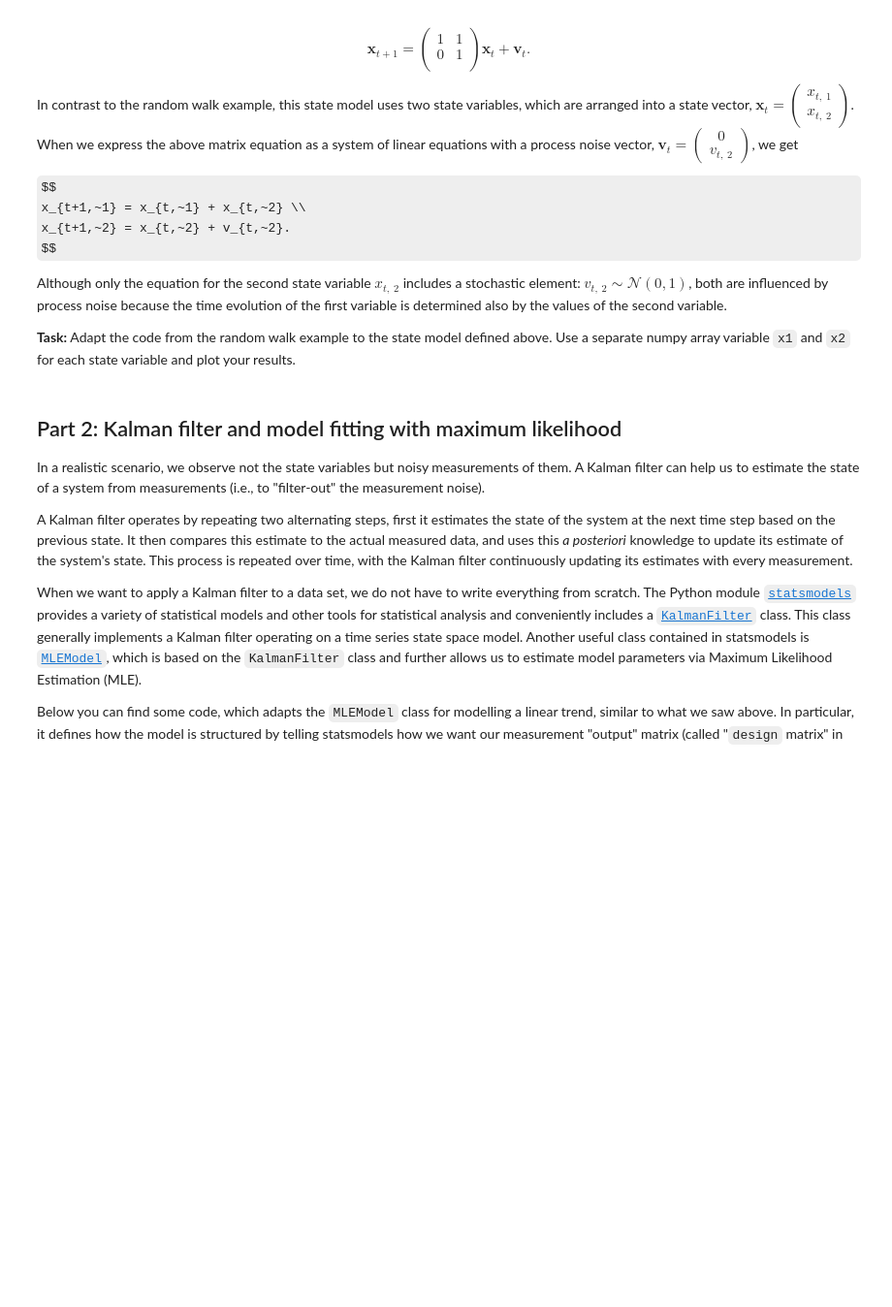
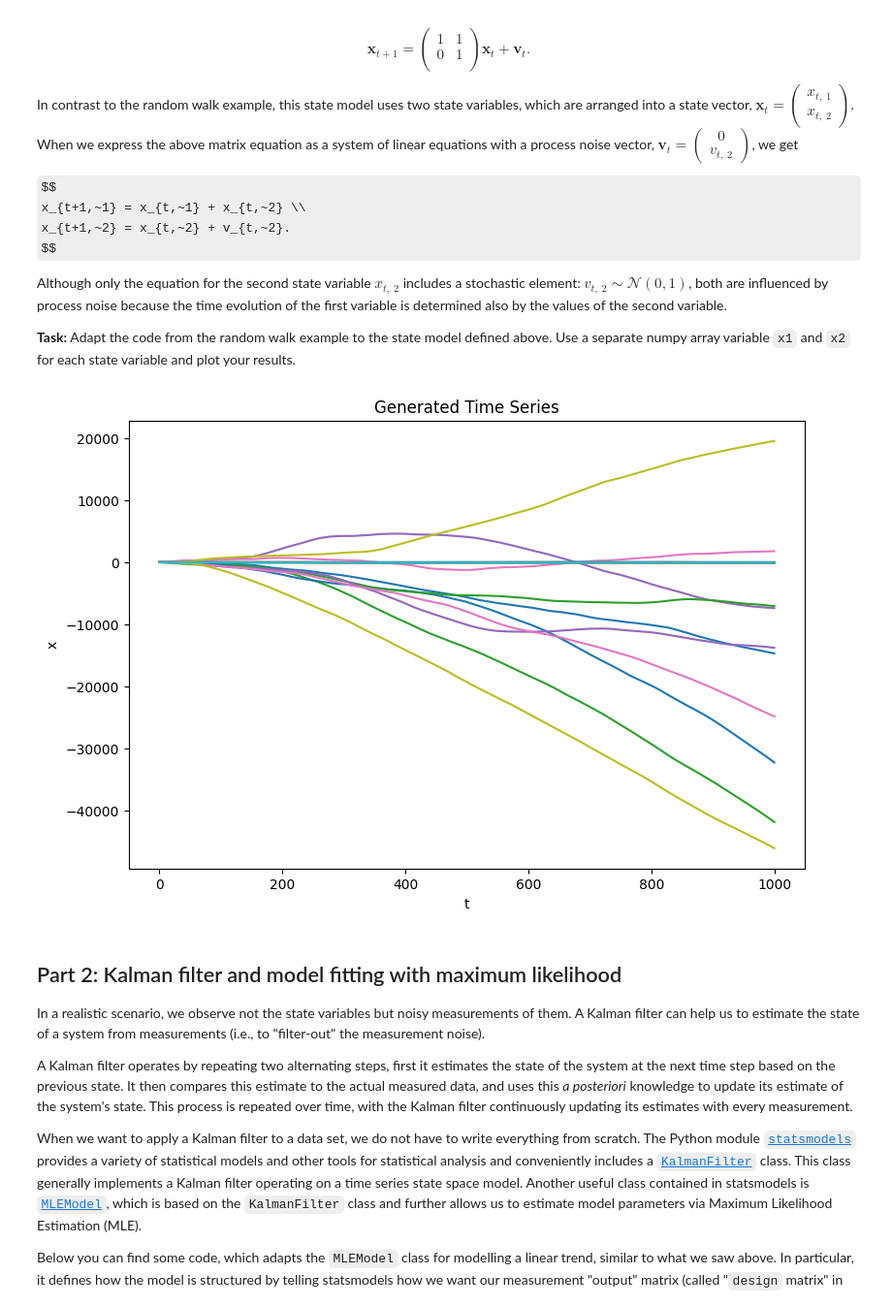
Before and after one commit to DanilGutak/Quantitative-analysis-of-time-series-and-population-data, a Jupyter notebook: exercise3.ipynb, the cells around one changed output. Shown: that part at 97% size. Cells and saved outputs as stored; diff of their text form; code cells hidden in the pictures; some formulas as TeX source; blank space fills up the shorter version.

```diff
--- a/exercise3.ipynb
+++ b/exercise3.ipynb
@@ -112,3 +135,26 @@ Although only the equation for the second state variable $x_{t,~2}$ includes a s
+# %%
+n = 10
+steps = 1000
+t = np.arange(steps)
+x1 = np.zeros(steps)
+x2 = np.zeros(steps)
+fig, ax = plt.subplots()
+for j in range(n):
+    x1[0] = np.random.normal()
+    x2[0] = np.random.normal()
+    for i in range(1, steps):
+        x1[i] = x1[i-1] + x2[i-1]
+        x2[i] = x2[i-1] + np.random.normal()
+    ax.plot(t, x1, label='x1')
+    ax.plot(t, x2, label='x2')
+
+plt.xlabel('t')
+plt.ylabel('x')
+plt.title('Generated Time Series')
+plt.show()
+# here you can see that x1 is actually a random walk, while x2 is a random walk with drift and x1 is close to 0 while x2 is varying
+# %% [output]
+[figure, added]
 # %% [markdown]
 ## Part 2: Kalman filter and model fitting with maximum likelihood
 
```
Also changed, not shown: parts of 17 cells of this notebook, 3 other files.
